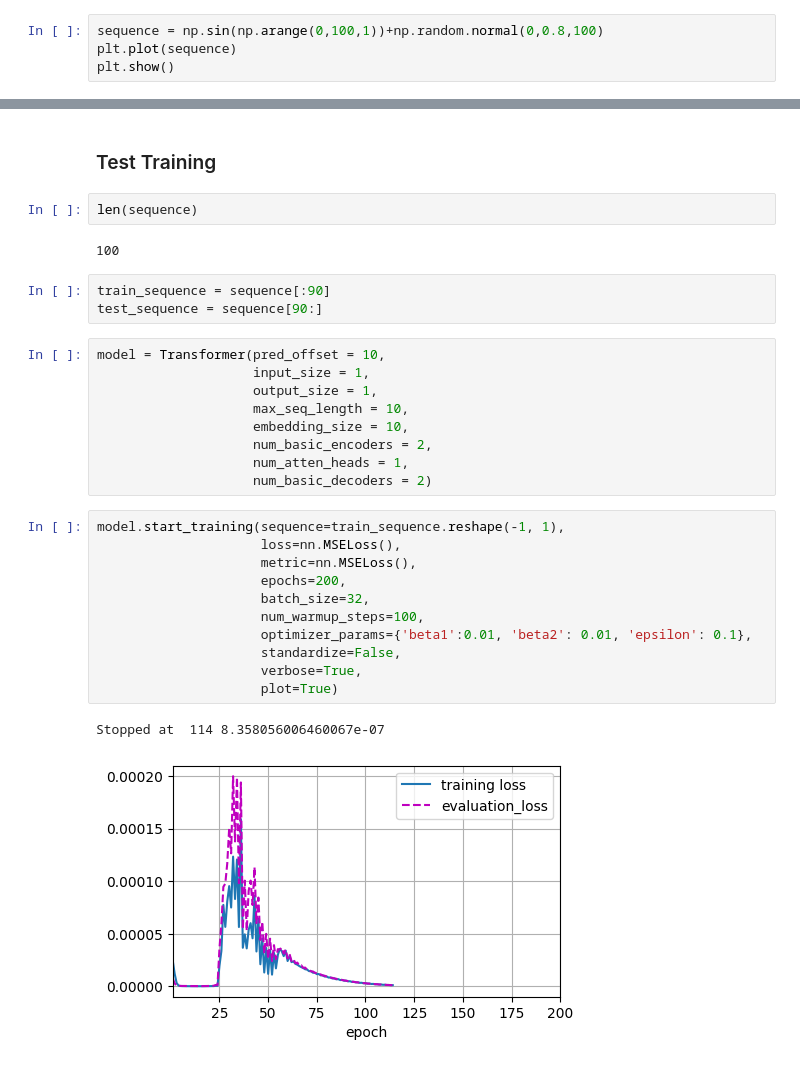
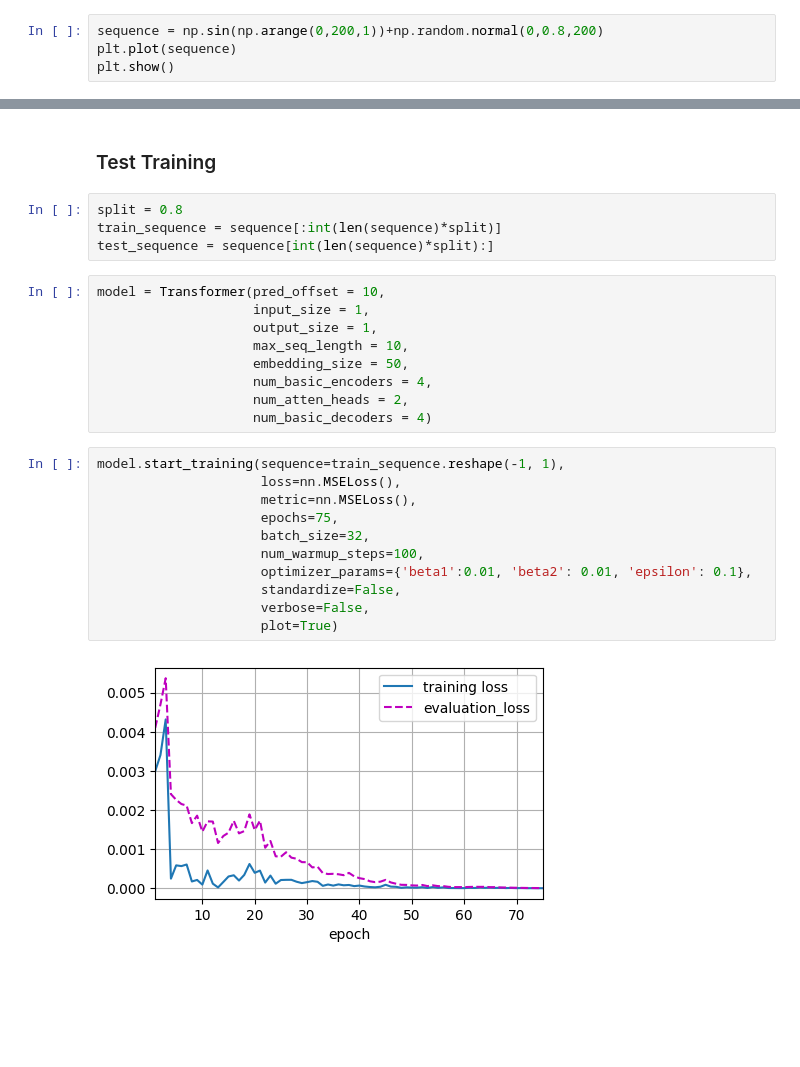
Before and after one commit to pvst1907/Extended_Spacetimeformer, a Jupyter notebook: sandbox.ipynb, the cells around one changed output, grey strips where cells are left out. Drawn from its saved outputs; the diff is of its cells as text; blank space fills up the shorter version.

Commit message:
Fix Training Plot

```diff
--- a/sandbox.ipynb
+++ b/sandbox.ipynb
@@ -8,7 +8,7 @@ from transformer import Transformer
 # %% [markdown]
 ### Artificial Time Series
 # %%
-sequence = np.sin(np.arange(0,100,1))+np.random.normal(0,0.8,100)
+sequence = np.sin(np.arange(0,200,1))+np.random.normal(0,0.8,200)
 plt.plot(sequence)
 plt.show()
 # %% [output]
@@ -47,33 +47,29 @@ tensor([[[-0.0739],
 # %% [markdown]
 ### Test Training
-# %%
-len(sequence)
-# %% [output]
-100
 # %%
-train_sequence = sequence[:90]
-test_sequence = sequence[90:]
+split = 0.8
+train_sequence = sequence[:int(len(sequence)*split)]
+test_sequence = sequence[int(len(sequence)*split):]
 # %%
 model = Transformer(pred_offset = 10,
                     input_size = 1,
                     output_size = 1,
                     max_seq_length = 10,
-                    embedding_size = 10,
-                    num_basic_encoders = 2,
-                    num_atten_heads = 1,
-                    num_basic_decoders = 2)
+                    embedding_size = 50,
+                    num_basic_encoders = 4,
+                    num_atten_heads = 2,
+                    num_basic_decoders = 4)
 # %%
 model.start_training(sequence=train_sequence.reshape(-1, 1),
                      loss=nn.MSELoss(),
                      metric=nn.MSELoss(),
-                     epochs=200,
+                     epochs=75,
                      batch_size=32,
                      num_warmup_steps=100,
                      optimizer_params={'beta1':0.01, 'beta2': 0.01, 'epsilon': 0.1},
                      standardize=False,
-                     verbose=True,
+                     verbose=False,
                      plot=True)
 # %% [output]
-Stopped at  114 8.358056006460067e-07
-[figure, old version]
+[figure, new version]
 # %%
```
Also changed, not shown: parts of 3 cells of this notebook, 2 other files.
